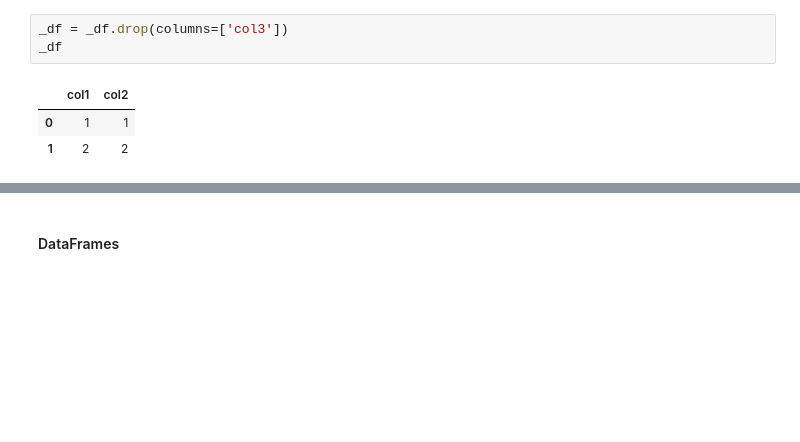
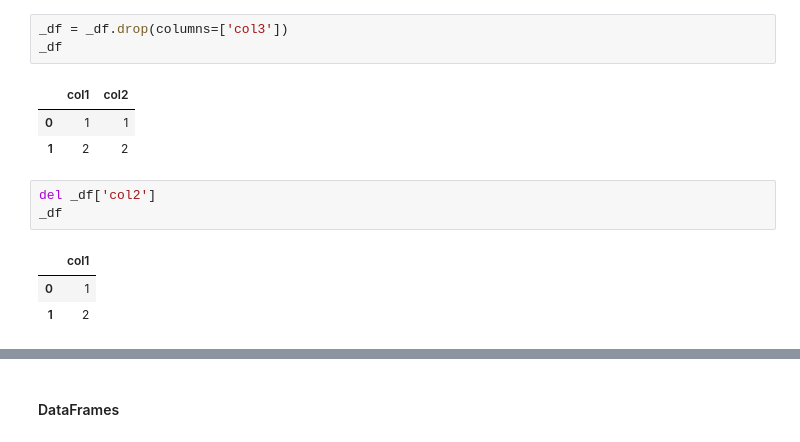
Before and after one commit to alexaugusto23/python_developer, a Jupyter notebook: Planejamento - Lógicas/logicas_pyplan.ipynb, the cells around one changed output, grey strips where cells are left out. Drawn from its saved outputs; the diff is of its cells as text; blank space fills up the shorter version.

```diff
--- a/Planejamento - Lógicas/logicas_pyplan.ipynb
+++ b/Planejamento - Lógicas/logicas_pyplan.ipynb
@@ -55,3 +55,10 @@ _df
 |  | col1 | col2 |
 | 0 | 1 | 1 |
 | 1 | 2 | 2 |
+# %%
+del _df['col2']
+_df
+# %% [output]
+|  | col1 |
+| 0 | 1 |
+| 1 | 2 |
```
Also changed, not shown: parts of 11 cells of this notebook, 8 other files.
